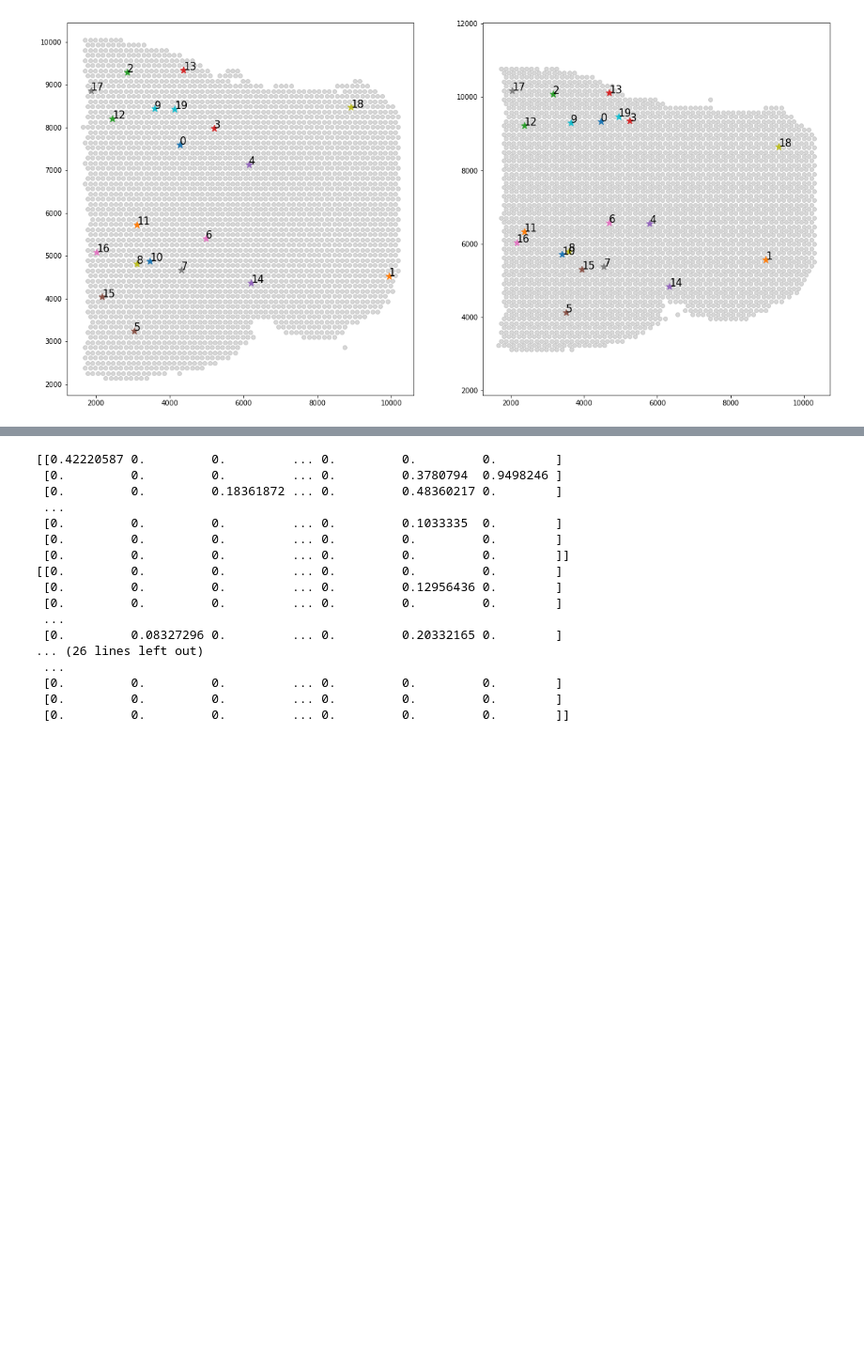
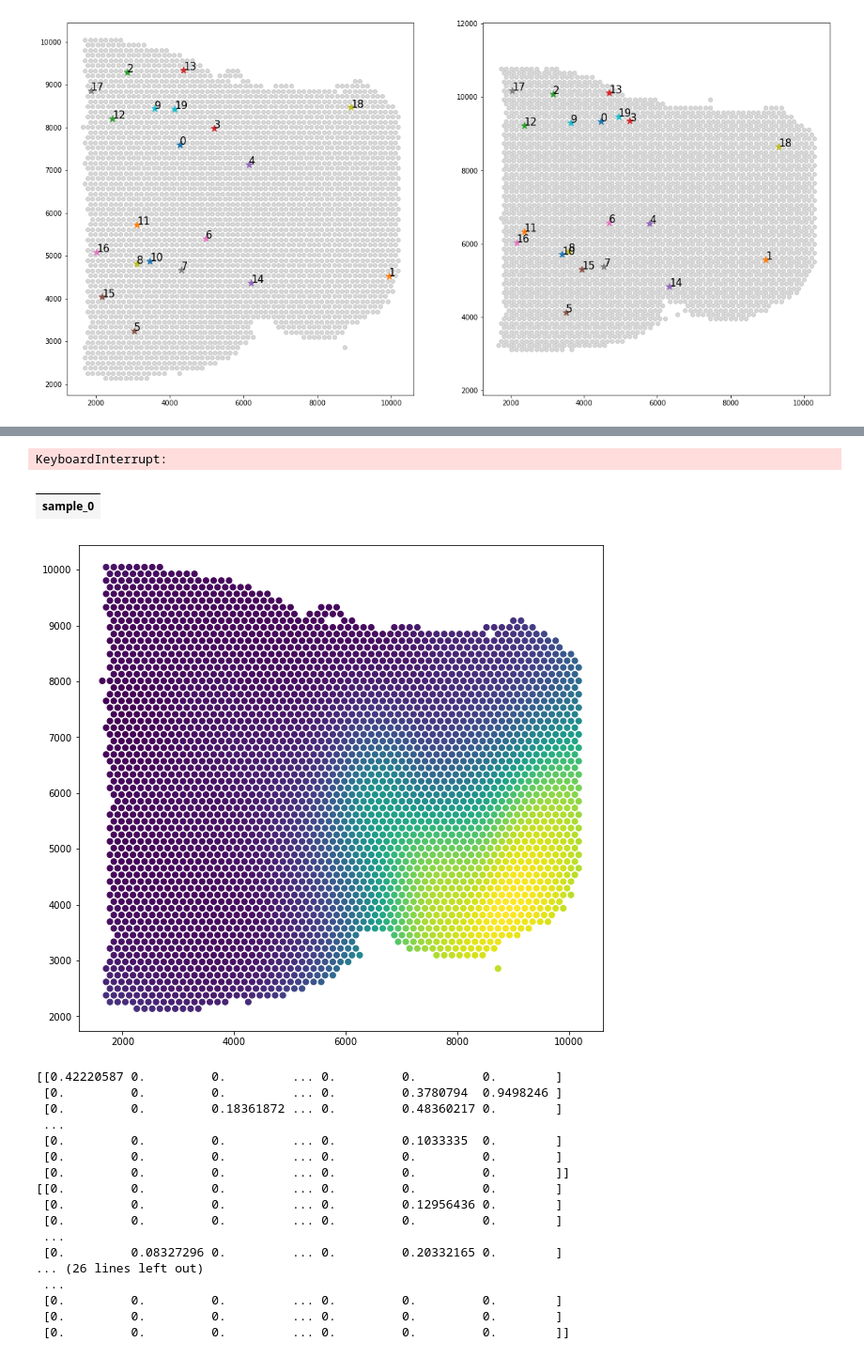
Before and after one commit to almaan/eggplant, a Jupyter notebook: notebooks/landmarks-finder.ipynb, the cells around one changed output, grey strips where cells are left out. Shown at 94% size. Cells and saved outputs as stored; diff of their text form; code cells hidden in the pictures; blank space fills up the shorter version.

```diff
--- a/notebooks/landmarks-finder.ipynb
+++ b/notebooks/landmarks-finder.ipynb
@@ -472,3 +508,30 @@ plt.show()
+# %%
+import models as m
+import methods as f
+
+ref = m.Reference(crd_1,
+                  landmarks = adatas[0].uns["curated_landmarks"],
+                 )
+
+models = f.map_to_reference(adatas[1],
+                           "Car8",
+                            ref,
+                            n_epochs=10000,
+                           )
+# %% [output]
+KeyboardInterrupt:
+# %%
+ref.adata.var
+# %% [output]
+|  |
+| sample_0 |
+# %%
+fig,ax = plt.subplots(1,1,figsize=(10,10))
+ax.scatter(crd_1[:,0],crd_1[:,1], c = ref.adata.obs_vector("sample_0"))
+ax.set_aspect("equal")
+plt.show()
+# %% [output]
+[figure, added]
 # %%
 TRI_DIR = "/home/alma/w-projects/ccf/data/ludlar-triangle/curated"
 pths = os.listdir(TRI_DIR)
```
Also changed, not shown: parts of 8 cells of this notebook, 3 other files.
